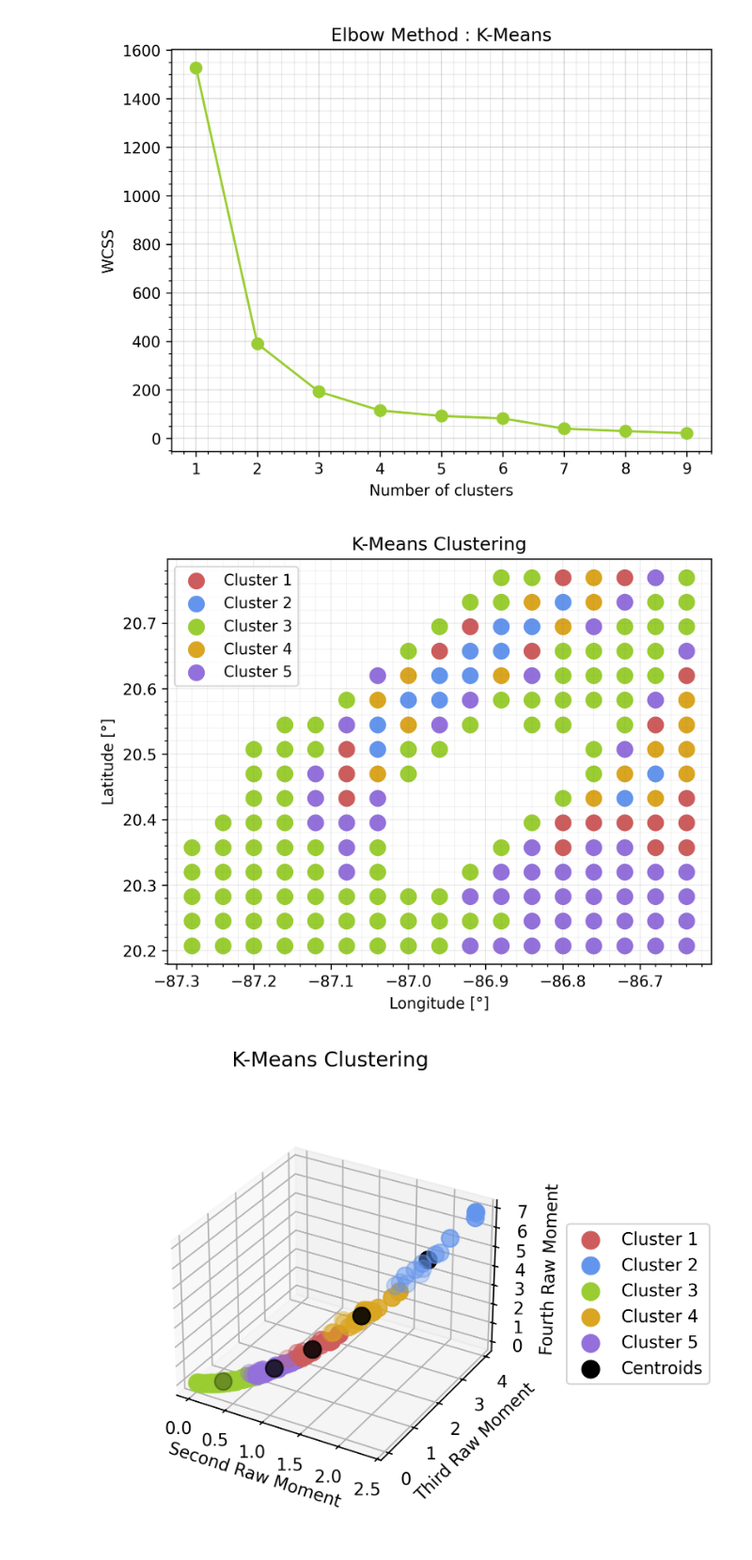
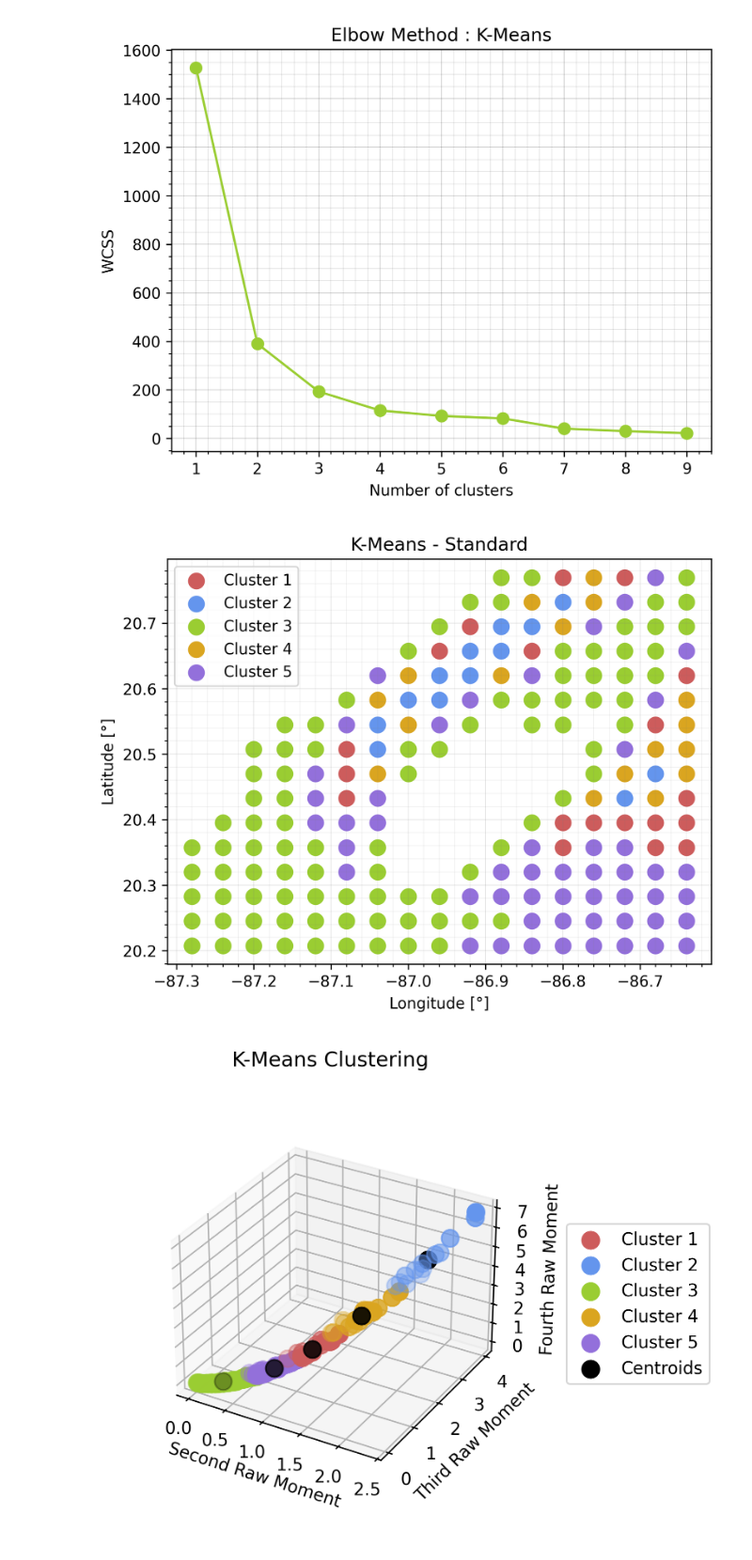
Before and after one commit to gcanop120/Clustering_Nodes_for_Time_Series, a Jupyter notebook: clustering techniques.ipynb, the cells around one changed output. Shown at 94% size. Saved outputs shown, nothing was run; the diff lists cells and outputs as text; code cells hidden in the pictures.

```diff
--- a/clustering techniques.ipynb
+++ b/clustering techniques.ipynb
@@ -53,26 +53,26 @@ plt.savefig("Elbow_Method_KMeans.png", bbox_inches='tight')
 # %%
 # Compute the K-Means clustering with the optimum number of clusters.
 kmeans = KMeans(n_clusters=5, init='k-means++', max_iter=1000, n_init='auto', random_state=0)
 y_kmeans = kmeans.fit_predict(X_kmean)
 time_series_features["K-Means_Cluster"] = y_kmeans
 
 # Plott the clusters in the feature space.
 fig = plt.figure(figsize=(6.4, 4.8), dpi=300)
 plt.scatter(time_series_features["Longitude"][time_series_features["K-Means_Cluster"] == 0], time_series_features["Latitude"][time_series_features["K-Means_Cluster"] == 0], s=100, c='IndianRed', label='Cluster 1')
 plt.scatter(time_series_features["Longitude"][time_series_features["K-Means_Cluster"] == 1], time_series_features["Latitude"][time_series_features["K-Means_Cluster"] == 1], s=100, c='CornFlowerBlue', label='Cluster 2')
 plt.scatter(time_series_features["Longitude"][time_series_features["K-Means_Cluster"] == 2], time_series_features["Latitude"][time_series_features["K-Means_Cluster"] == 2], s=100, c='YellowGreen', label='Cluster 3')
 plt.scatter(time_series_features["Longitude"][time_series_features["K-Means_Cluster"] == 3], time_series_features["Latitude"][time_series_features["K-Means_Cluster"] == 3], s=100, c='GoldenRod', label='Cluster 4')
 plt.scatter(time_series_features["Longitude"][time_series_features["K-Means_Cluster"] == 4], time_series_features["Latitude"][time_series_features["K-Means_Cluster"] == 4], s=100, c='MediumPurple', label='Cluster 5')
-plt.title('K-Means Clustering', fontsize=12)
+plt.title('K-Means - Standard', fontsize=12)
 plt.xlabel('Longitude [°]', fontsize=10)
 plt.ylabel('Latitude [°]', fontsize=10)
 plt.minorticks_on()
 plt.grid(which='major', linestyle='-', linewidth='0.5', color='grey', alpha=0.20)
 plt.grid(which='minor', linestyle='-', linewidth='0.5', color='grey', alpha=0.10)
 plt.legend()
 plt.savefig("KMeans_Clustering.png", bbox_inches='tight')
 # %% [output]
-[figure, old version]
+[figure, new version]
 # %%
 # Plotting the centroids of the clusters in a 3D space.
 from mpl_toolkits.mplot3d import Axes3D
```
Also changed, not shown: parts of 3 cells of this notebook, 4 other files.
